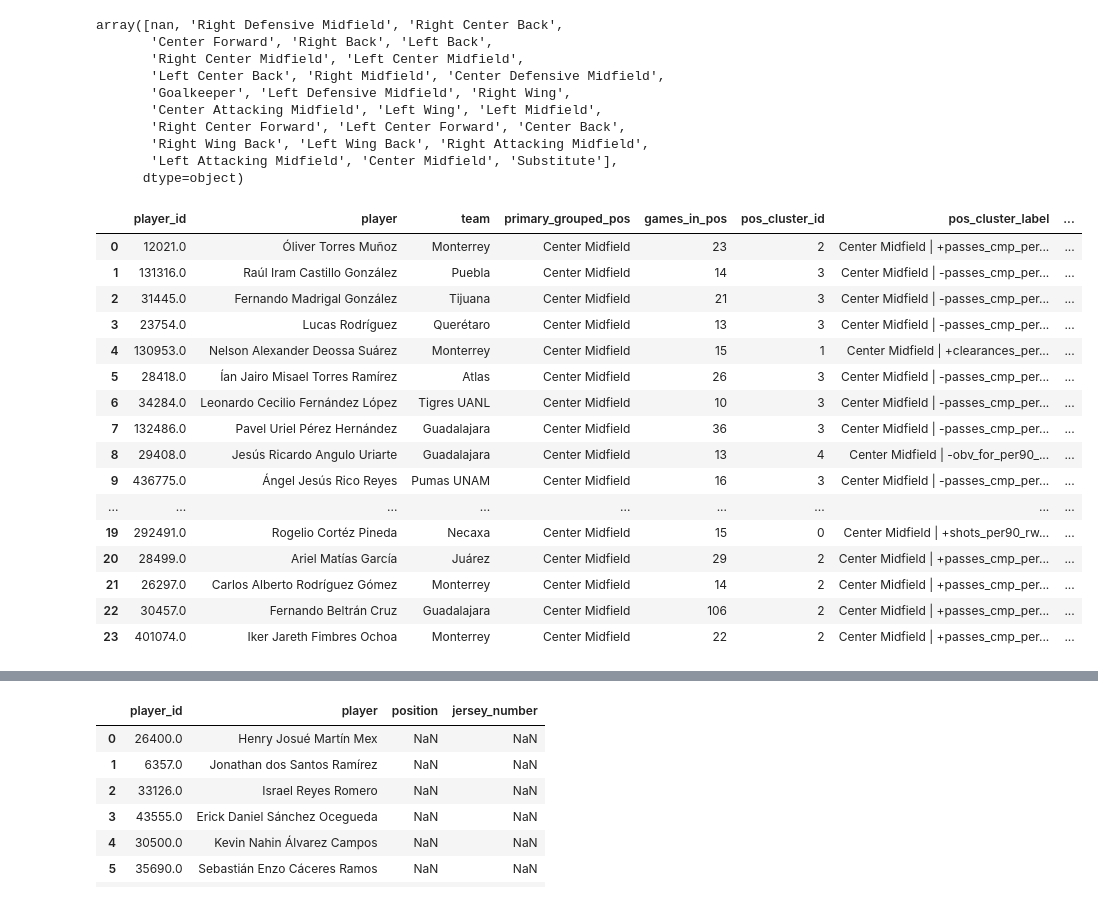
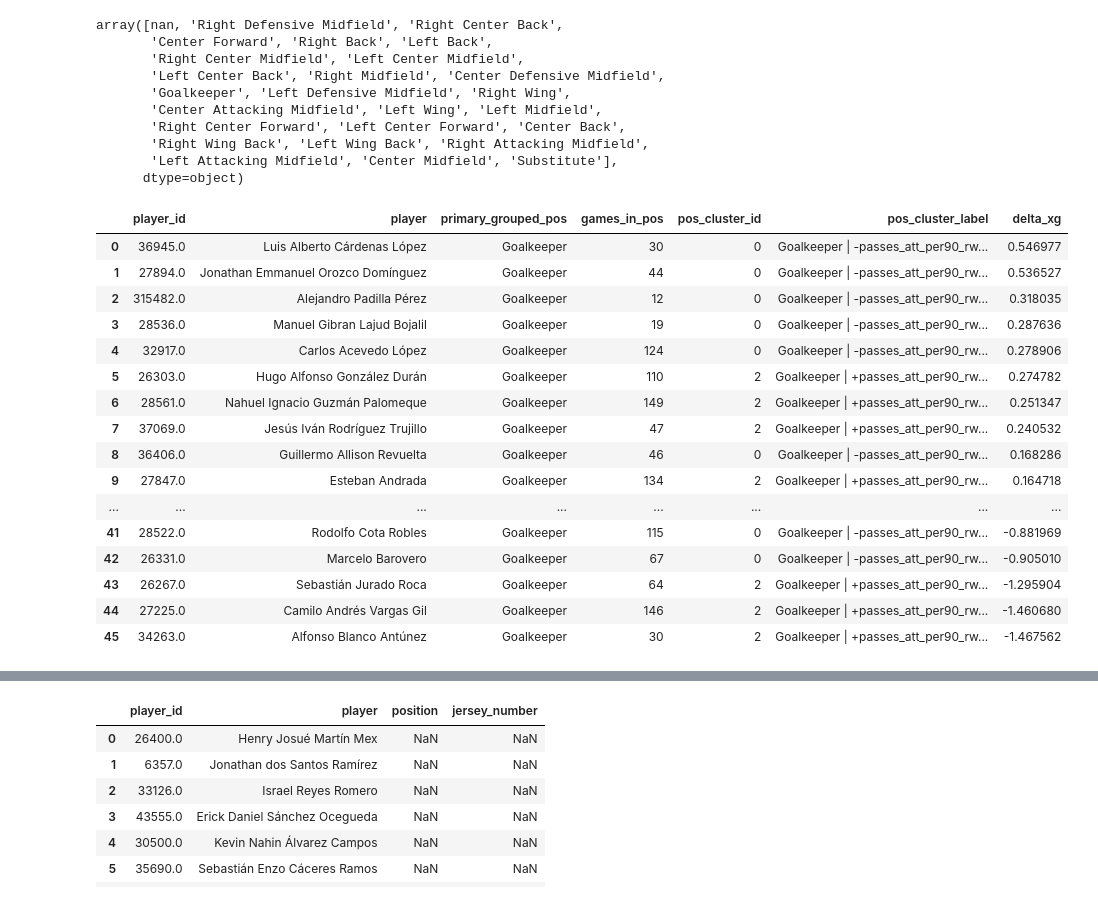
Before and after one commit to dulongski/hackathon-america, a Jupyter notebook: eda_hackathon.ipynb, the cells around one changed output, grey strips where cells are left out. Saved outputs shown, nothing was run; the diff lists cells and outputs as text; code cells hidden in the pictures.

```diff
--- a/eda_hackathon.ipynb
+++ b/eda_hackathon.ipynb
@@ -586,5 +586,4 @@ def build_recency_weighted_per90(
 # %%
 
 # -------- Example usage --------
-
-rw_player_team = build_recency_weighted_per90(table, keys=["player_id","player","team"], K=4)
+rw_player = build_recency_weighted_per90(table, keys=["player_id","player"], K=4)
@@ -1067,7 +1069,7 @@ def train_baseline_dynamic_xg(
 role_df, rapm, scorer, info = train_baseline_dynamic_xg(
     seasonal_table=table,
     events=data_all,                  # your events DF
-    team_aware=True,                 # switch to True to cluster per team
+    team_aware=False,                 # switch to True to cluster per team
     n_roles=14,
     min_app_per_player=5
 )
@@ -1375,7 +1377,7 @@ def _top_feature_label(centroid: np.ndarray, feature_names: List[str], k_top: in
 def cluster_players_per_grouped_position(
     rw_profiles: pd.DataFrame,
     prim_pos: pd.DataFrame,
-    keys: List[str] = ["player_id","player","team"],  # or ["player_id","player"]
+    keys: List[str] = ["player_id","player"],  # or ["player_id","player"]
     n_clusters_by_pos: Optional[Dict[str, int]] = None,
     random_state: int = 7,
     min_group_size_for_kmeans: int = 6,
@@ -1460,7 +1462,7 @@ def simulate_cf_swaps(
     mapping_filter: bool = True  # keep only players known by the RAPM mapping
 ) -> pd.DataFrame:
     # CF candidates
-    st_table = grouped_position_table(clusters_df, grouped_position="Center Midfield")
+    st_table = grouped_position_table(clusters_df, grouped_position="Goalkeeper")
     pids = st_table["player_id"].astype(int).tolist()
 
     # Optional: only players the model knows (have P_* columns)
@@ -1484,49 +1486,49 @@ def simulate_cf_swaps(
 # %%
 
 # =========================================================
 # 5) Example usage
 # =========================================================
 # 1) Build team-aware RW first:
 
 # 2) Primary grouped position with ≥10 games:
 prim_pos = infer_primary_grouped_position(
     events=data_all,
-    keys=["player_id","player","team"],
+    keys=["player_id","player"],
     pos_col="position",
     match_col="match_id",
     min_games=10,
     exclude_substitute=True
 )
 
 # 3) Cluster within grouped positions:
 clusters_pt = cluster_players_per_grouped_position(
-    rw_profiles=rw_player_team,
+    rw_profiles=rw_player,
     prim_pos=prim_pos,
-    keys=["player_id","player","team"]
+    keys=["player_id","player"]
 )
 
 # 4) Prepare a current XI and run CF swaps:
 xi_ids, xi_df, meta = get_last_starting_xi_ids(data_all, team_name="América")   # from earlier helper
 out_pid = 47467  # your current CF to replace
 result = simulate_cf_swaps(clusters_pt, scorer, xi=xi_ids, out_pid=out_pid, mapping_filter=True)
 result
 # %% [output]
-|  | player_id | player | team | primary_grouped_pos | games_in_pos | pos_cluster_id | pos_cluster_label | ... |
-| 0 | 12021.0 | Óliver Torres Muñoz | Monterrey | Center Midfield | 23 | 2 | Center Midfield | +passes_cmp_per... | ... |
-| 1 | 131316.0 | Raúl Iram Castillo González | Puebla | Center Midfield | 14 | 3 | Center Midfield | -passes_cmp_per... | ... |
-| 2 | 31445.0 | Fernando Madrigal González | Tijuana | Center Midfield | 21 | 3 | Center Midfield | -passes_cmp_per... | ... |
-| 3 | 23754.0 | Lucas Rodríguez | Querétaro | Center Midfield | 13 | 3 | Center Midfield | -passes_cmp_per... | ... |
-| 4 | 130953.0 | Nelson Alexander Deossa Suárez | Monterrey | Center Midfield | 15 | 1 | Center Midfield | +clearances_per... | ... |
-| 5 | 28418.0 | Ían Jairo Misael Torres Ramírez | Atlas | Center Midfield | 26 | 3 | Center Midfield | -passes_cmp_per... | ... |
-| 6 | 34284.0 | Leonardo Cecilio Fernández López | Tigres UANL | Center Midfield | 10 | 3 | Center Midfield | -passes_cmp_per... | ... |
-| 7 | 132486.0 | Pavel Uriel Pérez Hernández | Guadalajara | Center Midfield | 36 | 3 | Center Midfield | -passes_cmp_per... | ... |
-| 8 | 29408.0 | Jesús Ricardo Angulo Uriarte | Guadalajara | Center Midfield | 13 | 4 | Center Midfield | -obv_for_per90_... | ... |
-| 9 | 436775.0 | Ángel Jesús Rico Reyes | Pumas UNAM | Center Midfield | 16 | 3 | Center Midfield | -passes_cmp_per... | ... |
-| ... | ... | ... | ... | ... | ... | ... | ... | ... |
-| 19 | 292491.0 | Rogelio Cortéz Pineda | Necaxa | Center Midfield | 15 | 0 | Center Midfield | +shots_per90_rw... | ... |
-| 20 | 28499.0 | Ariel Matías García | Juárez | Center Midfield | 29 | 2 | Center Midfield | +passes_cmp_per... | ... |
-| 21 | 26297.0 | Carlos Alberto Rodríguez Gómez | Monterrey | Center Midfield | 14 | 2 | Center Midfield | +passes_cmp_per... | ... |
-| 22 | 30457.0 | Fernando Beltrán Cruz | Guadalajara | Center Midfield | 106 | 2 | Center Midfield | +passes_cmp_per... | ... |
-| 23 | 401074.0 | Iker Jareth Fimbres Ochoa | Monterrey | Center Midfield | 22 | 2 | Center Midfield | +passes_cmp_per... | ... |
+|  | player_id | player | primary_grouped_pos | games_in_pos | pos_cluster_id | pos_cluster_label | delta_xg |
+| 0 | 36945.0 | Luis Alberto Cárdenas López | Goalkeeper | 30 | 0 | Goalkeeper | -passes_att_per90_rw... | 0.546977 |
+| 1 | 27894.0 | Jonathan Emmanuel Orozco Domínguez | Goalkeeper | 44 | 0 | Goalkeeper | -passes_att_per90_rw... | 0.536527 |
+| 2 | 315482.0 | Alejandro Padilla Pérez | Goalkeeper | 12 | 0 | Goalkeeper | -passes_att_per90_rw... | 0.318035 |
+| 3 | 28536.0 | Manuel Gibran Lajud Bojalil | Goalkeeper | 19 | 0 | Goalkeeper | -passes_att_per90_rw... | 0.287636 |
+| 4 | 32917.0 | Carlos Acevedo López | Goalkeeper | 124 | 0 | Goalkeeper | -passes_att_per90_rw... | 0.278906 |
+| 5 | 26303.0 | Hugo Alfonso González Durán | Goalkeeper | 110 | 2 | Goalkeeper | +passes_att_per90_rw... | 0.274782 |
+| 6 | 28561.0 | Nahuel Ignacio Guzmán Palomeque | Goalkeeper | 149 | 2 | Goalkeeper | +passes_att_per90_rw... | 0.251347 |
+| 7 | 37069.0 | Jesús Iván Rodríguez Trujillo | Goalkeeper | 47 | 2 | Goalkeeper | +passes_att_per90_rw... | 0.240532 |
+| 8 | 36406.0 | Guillermo Allison Revuelta | Goalkeeper | 46 | 0 | Goalkeeper | -passes_att_per90_rw... | 0.168286 |
+| 9 | 27847.0 | Esteban Andrada | Goalkeeper | 134 | 2 | Goalkeeper | +passes_att_per90_rw... | 0.164718 |
+| ... | ... | ... | ... | ... | ... | ... | ... |
+| 41 | 28522.0 | Rodolfo Cota Robles | Goalkeeper | 115 | 0 | Goalkeeper | -passes_att_per90_rw... | -0.881969 |
+| 42 | 26331.0 | Marcelo Barovero | Goalkeeper | 67 | 0 | Goalkeeper | -passes_att_per90_rw... | -0.905010 |
+| 43 | 26267.0 | Sebastián Jurado Roca | Goalkeeper | 64 | 2 | Goalkeeper | +passes_att_per90_rw... | -1.295904 |
+| 44 | 27225.0 | Camilo Andrés Vargas Gil | Goalkeeper | 146 | 2 | Goalkeeper | +passes_att_per90_rw... | -1.460680 |
+| 45 | 34263.0 | Alfonso Blanco Antúnez | Goalkeeper | 30 | 2 | Goalkeeper | +passes_att_per90_rw... | -1.467562 |
 # %%
 xi_ids, xi_df, meta = get_last_starting_xi_ids(data_all, team_name="América")   # from earlier helper
```
Also changed, not shown: parts of 12 cells of this notebook, 11 other files.
